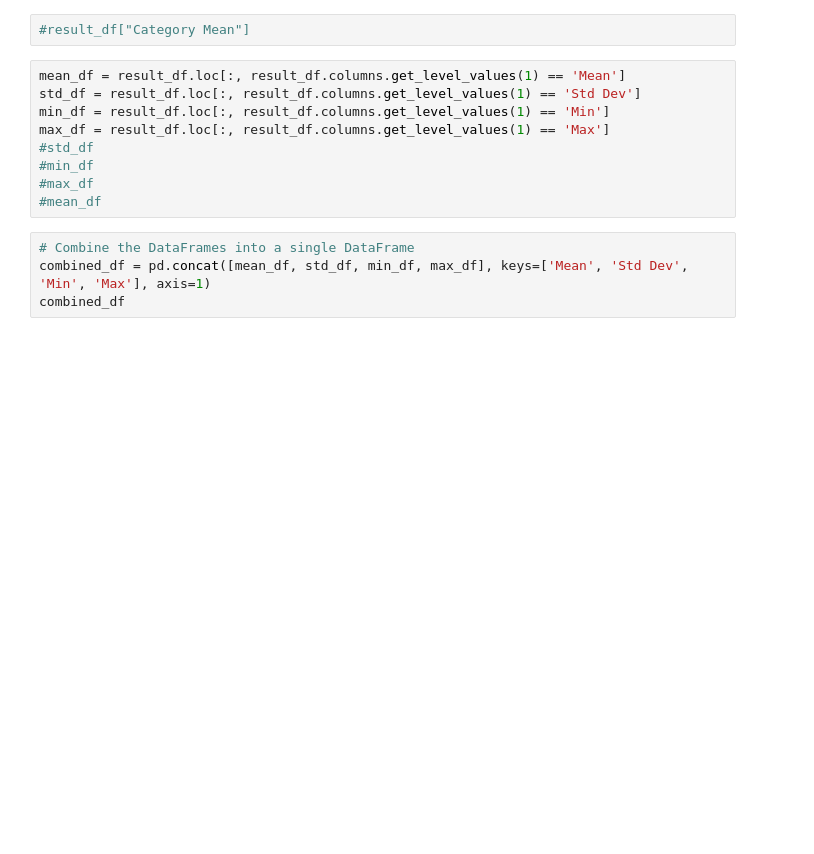
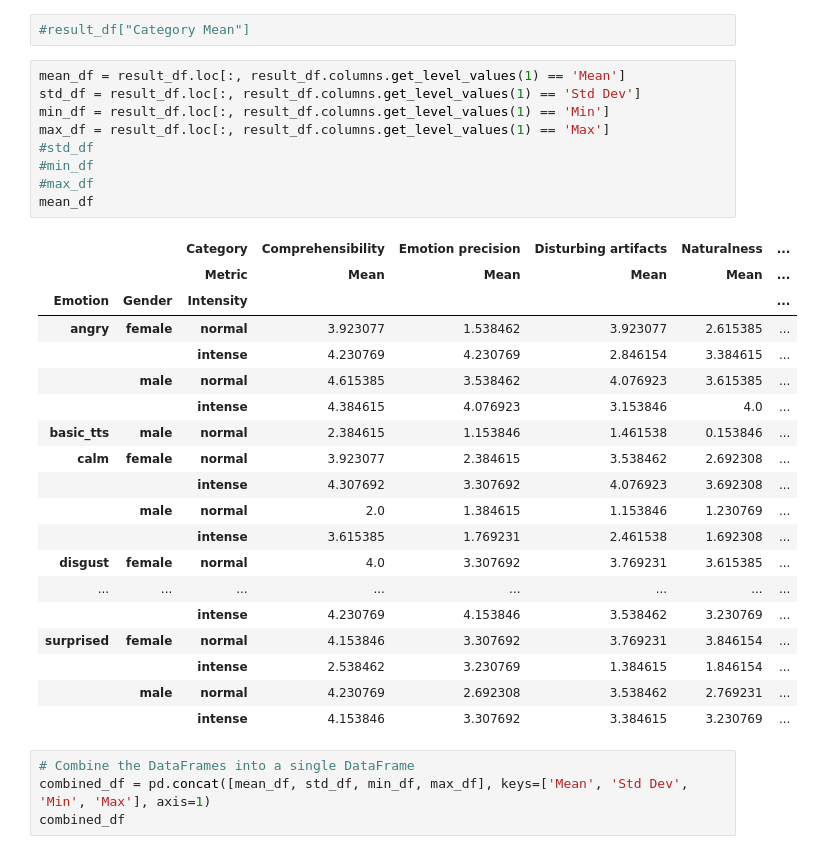
Before and after one commit to LeanderVonSeelstrang/TTS, a Jupyter notebook: survey/make_plots.ipynb, the cells around one changed output. Cells and saved outputs as stored; diff of their text form; blank space fills up the shorter version.

```diff
--- a/survey/make_plots.ipynb
+++ b/survey/make_plots.ipynb
@@ -108,12 +108,32 @@ result_df
 # %%
 mean_df = result_df.loc[:, result_df.columns.get_level_values(1) == 'Mean']
 std_df = result_df.loc[:, result_df.columns.get_level_values(1) == 'Std Dev']
 min_df = result_df.loc[:, result_df.columns.get_level_values(1) == 'Min']
 max_df = result_df.loc[:, result_df.columns.get_level_values(1) == 'Max']
 #std_df
 #min_df
 #max_df
-#mean_df
+mean_df
+# %% [output]
+|  |  | Category | Comprehensibility | Emotion precision | Disturbing artifacts | Naturalness | ... |
+|  |  | Metric | Mean | Mean | Mean | Mean | ... |
+| Emotion | Gender | Intensity |  |  |  |  | ... |
+| angry | female | normal | 3.923077 | 1.538462 | 3.923077 | 2.615385 | ... |
+|  |  | intense | 4.230769 | 4.230769 | 2.846154 | 3.384615 | ... |
+|  | male | normal | 4.615385 | 3.538462 | 4.076923 | 3.615385 | ... |
+|  |  | intense | 4.384615 | 4.076923 | 3.153846 | 4.0 | ... |
+| basic_tts | male | normal | 2.384615 | 1.153846 | 1.461538 | 0.153846 | ... |
+| calm | female | normal | 3.923077 | 2.384615 | 3.538462 | 2.692308 | ... |
+|  |  | intense | 4.307692 | 3.307692 | 4.076923 | 3.692308 | ... |
+|  | male | normal | 2.0 | 1.384615 | 1.153846 | 1.230769 | ... |
+|  |  | intense | 3.615385 | 1.769231 | 2.461538 | 1.692308 | ... |
+| disgust | female | normal | 4.0 | 3.307692 | 3.769231 | 3.615385 | ... |
+| ... | ... | ... | ... | ... | ... | ... | ... |
+|  |  | intense | 4.230769 | 4.153846 | 3.538462 | 3.230769 | ... |
+| surprised | female | normal | 4.153846 | 3.307692 | 3.769231 | 3.846154 | ... |
+|  |  | intense | 2.538462 | 3.230769 | 1.384615 | 1.846154 | ... |
+|  | male | normal | 4.230769 | 2.692308 | 3.538462 | 2.769231 | ... |
+|  |  | intense | 4.153846 | 3.307692 | 3.384615 | 3.230769 | ... |
 # %%
 # Combine the DataFrames into a single DataFrame
 combined_df = pd.concat([mean_df, std_df, min_df, max_df], keys=['Mean', 'Std Dev', 'Min', 'Max'], axis=1)
```
Also changed, not shown: parts of 7 cells of this notebook, 16 other files.
